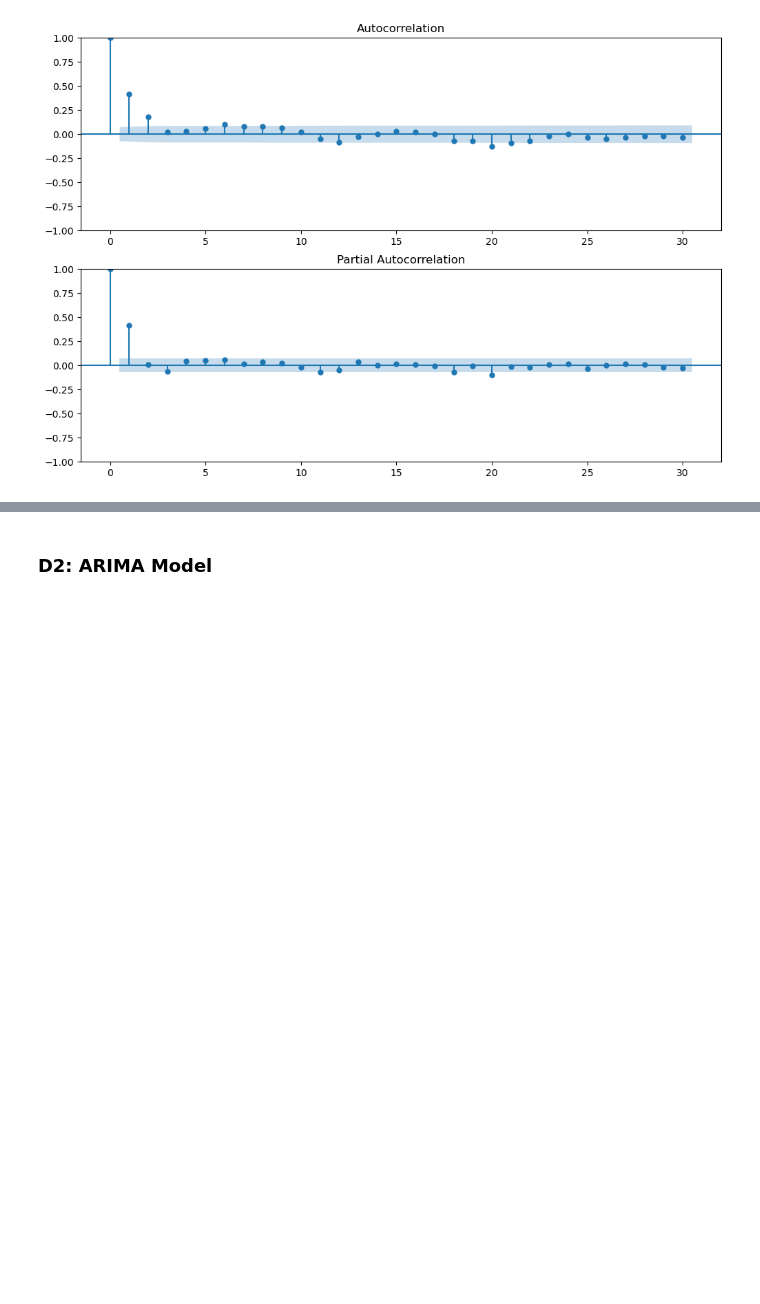
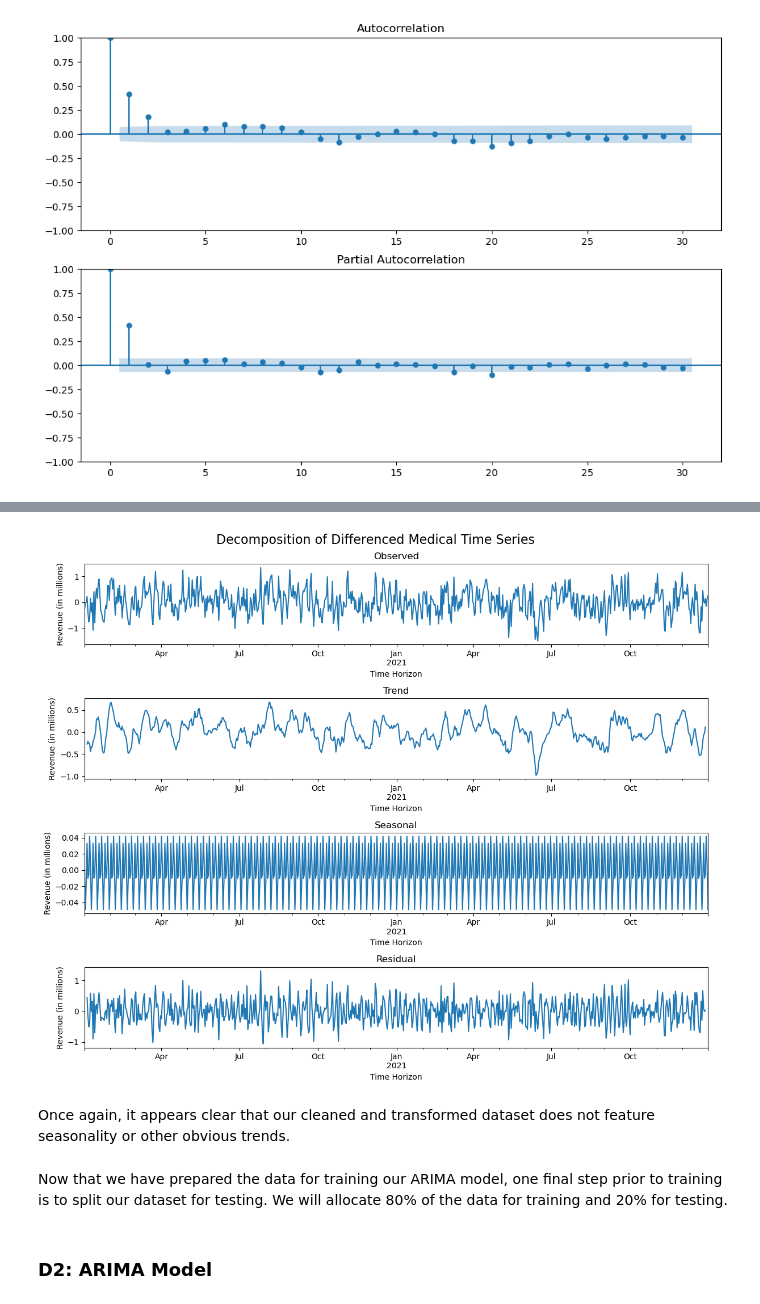
Before and after one commit to jtrawick/D213, a Jupyter notebook: Task1-Time_Series_Modeling/D213_task1.ipynb, the cells around one changed output, grey strips where cells are left out. Drawn from its saved outputs; the diff is of its cells as text; code cells hidden in the pictures; blank space fills up the shorter version.

```diff
--- a/Task1-Time_Series_Modeling/D213_task1.ipynb
+++ b/Task1-Time_Series_Modeling/D213_task1.ipynb
@@ -196,0 +244,9 @@ plt.show()
+# %%
+# Decomposition of the differenced time series
+plot_decomposition(df['Revenue_diff'].dropna(), ylabel='Revenue (in millions)', xlabel='Time Horizon', title='Decomposition of Differenced Medical Time Series')
+# %% [output]
+[figure, added]
+# %% [markdown]
+Once again, it appears clear that our cleaned and transformed dataset does not feature seasonality or other obvious trends.
+# %% [markdown]
+Now that we have prepared the data for training our ARIMA model, one final step prior to training is to split our dataset for testing. We will allocate 80% of the data for training and 20% for testing.
```
Also changed, not shown: parts of 23 cells of this notebook, 1 other file.
